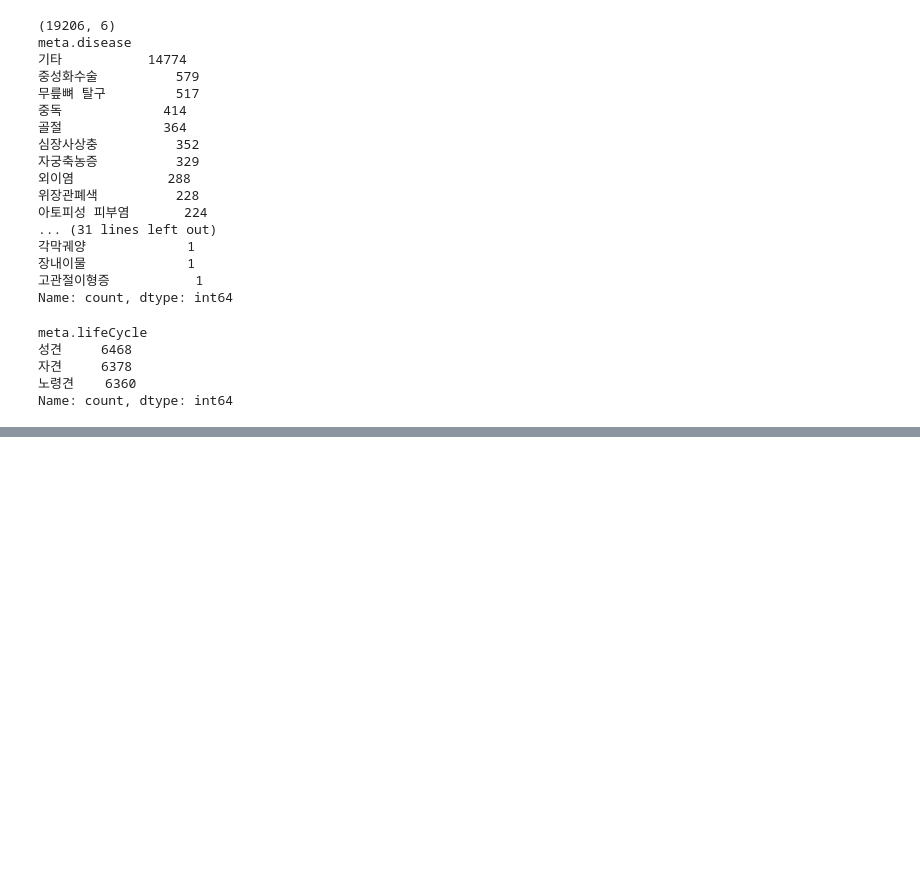
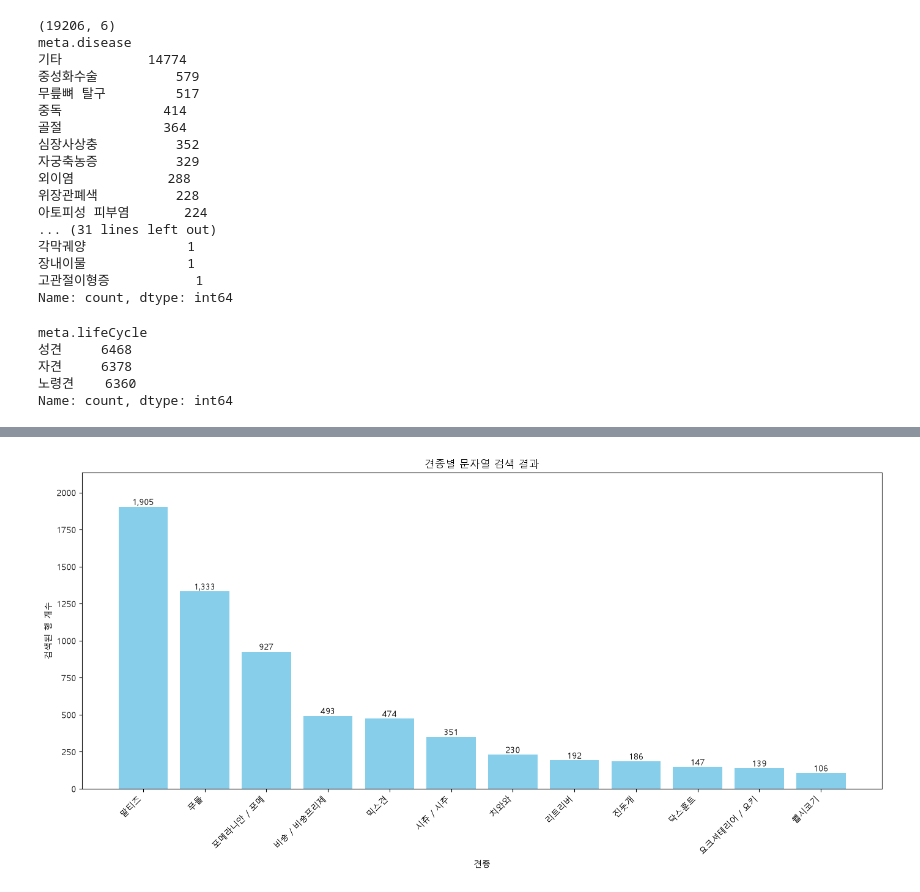
Before and after one commit to encore-ai-campus/mle-01-p1-team2, a Jupyter notebook: notebooks/data_analysis.ipynb, the cells around one changed output, grey strips where cells are left out. Saved outputs shown, nothing was run; the diff lists cells and outputs as text; code cells hidden in the pictures; blank space fills up the shorter version.

```diff
--- a/notebooks/data_analysis.ipynb
+++ b/notebooks/data_analysis.ipynb
@@ -91,0 +177,78 @@ Name: count, dtype: int64
+# %%
+import pandas as pd
+import matplotlib.pyplot as plt
+
+# 한글 폰트 설정
+plt.rcParams['font.family'] = 'Malgun Gothic'
+plt.rcParams['axes.unicode_minus'] = False
+
+# 보고서 3.3절의 견종별 검색 문자열
+breed_keywords = {
+    '말티즈': ['말티즈'],
+    '푸들': ['푸들'],
+    '포메라니안 / 포메': ['포메'],
+    '비숑 / 비숑프리제': ['비숑'],
+    '믹스견': ['믹스견'],
+    '시츄 / 시추': ['시츄'],
+    '치와와': ['치와와'],
+    '리트리버': ['리트리버'],
+    '진돗개': ['진돗개'],
+    '닥스훈트': ['닥스훈트'],
+    '요크셔테리어 / 요키': ['요크셔테리어', '요키'],
+    '웰시코기': ['코기']
+}
+
+# 결측값을 빈 문자열로 바꾼 후 검색
+text = df['qa.input'].fillna('').astype(str)
+
+breed_counts = {}
+
+for breed, keywords in breed_keywords.items():
+    # 모든 행을 처음에는 검색되지 않은 상태로 설정
+    matched = pd.Series(False, index=df.index)
+
+    # 별칭 중 하나라도 포함되어 있으면 True
+    for keyword in keywords:
+        matched |= text.str.contains(keyword, regex=False)
+
+    breed_counts[breed] = int(matched.sum())
+
+# 막대가 많은 순서대로 정렬
+breed_counts = (
+    pd.Series(breed_counts)
+    .sort_values(ascending=False)
+)
+
+# 검색 결과 출력
+print(breed_counts)
+
+# 세로 막대그래프
+plt.figure(figsize=(14, 7))
+
+bars = plt.bar(
+    breed_counts.index,
+    breed_counts.values,
+    color='skyblue'
+)
+
+plt.title('견종별 문자열 검색 결과')
+plt.xlabel('견종')
+plt.ylabel('검색된 행 개수')
+plt.xticks(rotation=45, ha='right')
+
+# 막대 위 숫자가 잘리지 않도록 여유 공간 추가
+plt.ylim(0, breed_counts.max() * 1.12)
+
+# 막대 위에 검색 건수 표시
+for bar, count in zip(bars, breed_counts.values):
+    plt.text(
+        bar.get_x() + bar.get_width() / 2,
+        bar.get_height(),
+        f'{count:,}',
+        ha='center',
+        va='bottom'
+    )
+
+plt.tight_layout()
+plt.show()
+# %% [output]
@@ -91,0 +268 @@ Name: count, dtype: int64
+[figure, added]
```
Also changed, not shown: parts of 16 cells of this notebook, 1 other file.
